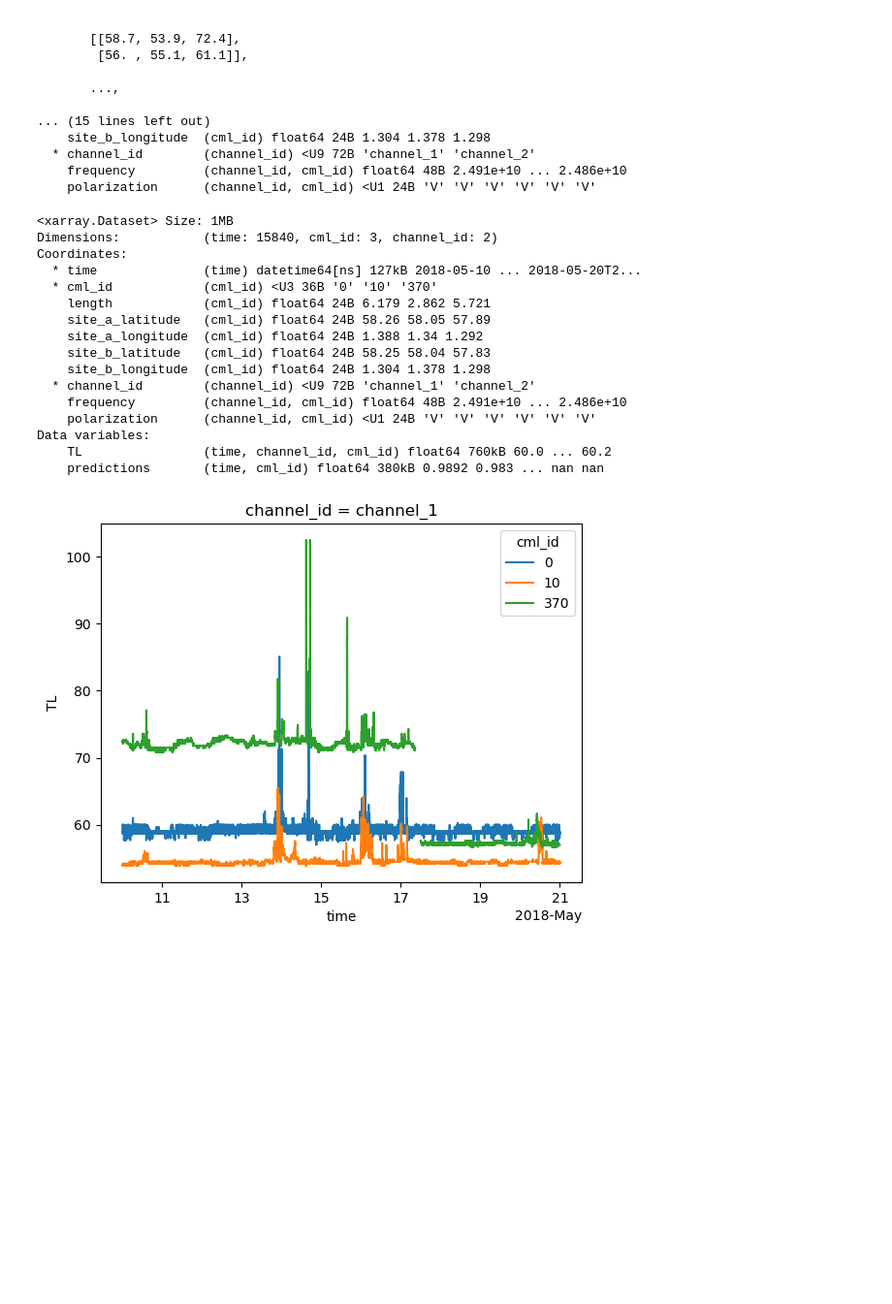
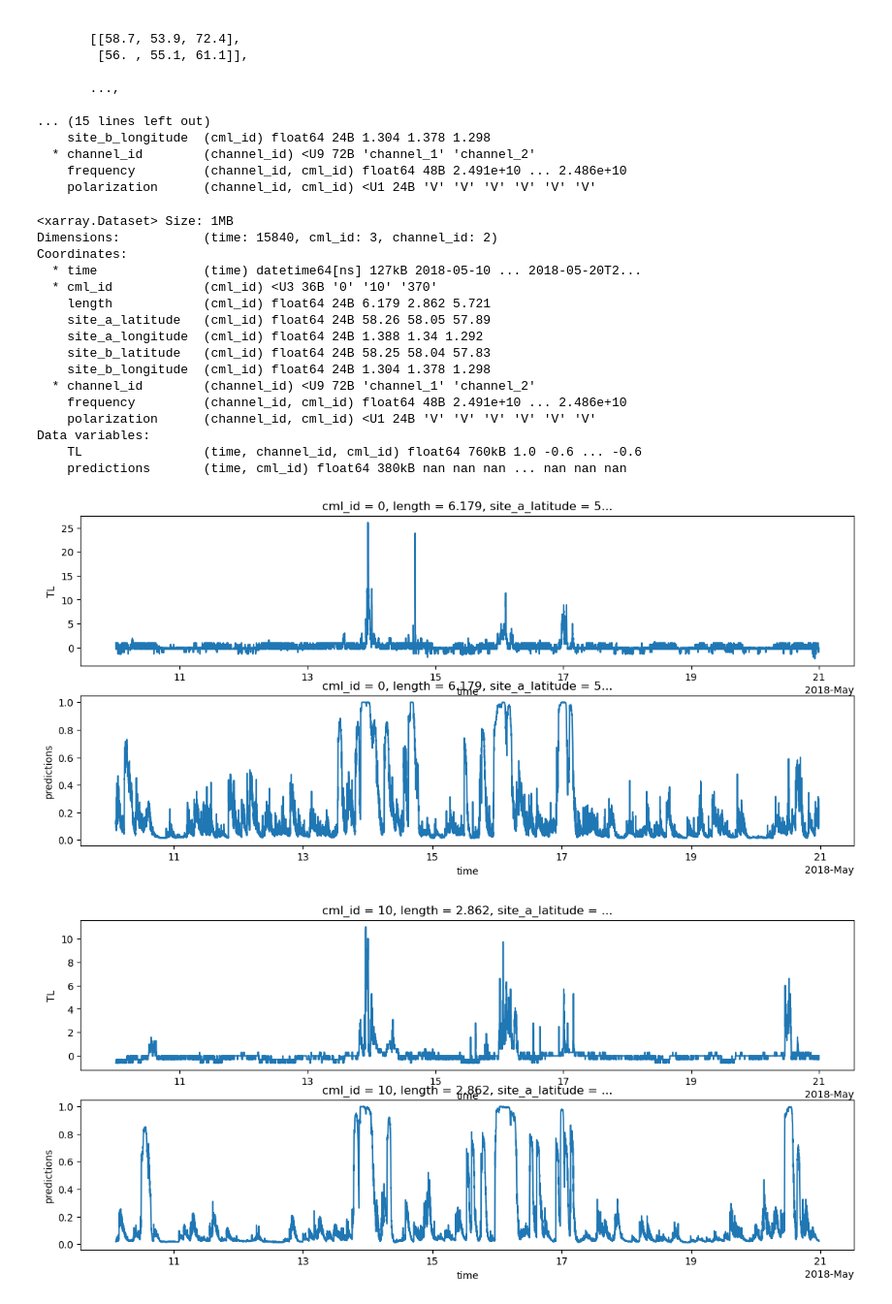
Before and after one commit to pycomlink/pycomlink, a Jupyter notebook: notebooks/Deep Learning methods.ipynb, the cells around one changed output. Shown at 97% size. Drawn from its saved outputs; the diff is of its cells as text; code cells hidden in the pictures; blank space fills up the shorter version.

```diff
--- a/notebooks/Deep Learning methods.ipynb
+++ b/notebooks/Deep Learning methods.ipynb
@@ -66,7 +55,7 @@ tl_normed = tl - tl.median(dim='time')
 # cmls['cml_id'] = range(len(cmls['cml_id']))
 # cmls['time'] = range(len(cmls['time']))
 
-result = run_inference.cnn_wd(model_path=model_path, data=tl)
+result = run_inference.cnn_wd(model_path_or_run_id=model_path, data=tl_normed)
 # %%
 result
 # %% [output]
@@ -84,9 +73,15 @@ Coordinates:
     frequency         (channel_id, cml_id) float64 48B 2.491e+10 ... 2.486e+10
     polarization      (channel_id, cml_id) <U1 24B 'V' 'V' 'V' 'V' 'V' 'V'
 Data variables:
-    TL                (time, channel_id, cml_id) float64 760kB 60.0 ... 60.2
-    predictions       (time, cml_id) float64 380kB 0.9892 0.983 ... nan nan
+    TL                (time, channel_id, cml_id) float64 760kB 1.0 -0.6 ... -0.6
+    predictions       (time, cml_id) float64 380kB nan nan nan ... nan nan nan
 # %%
-result.TL.isel(channel_id=0).plot.line(x='time');
+import matplotlib.pyplot as plt
+
+for cml_id in cmls.cml_id.data:
+    fig, axs = plt.subplots(2, 1, figsize=(14, 6))
+    result.TL.sel(cml_id=cml_id).isel(channel_id=0).plot.line(x='time', ax=axs[0])
+    result.predictions.sel(cml_id=cml_id).plot.line(x='time');
 # %% [output]
-[figure, old version]
+[figure, new version]
+[figure, added]
```
Also changed, not shown: parts of 8 cells of this notebook.
